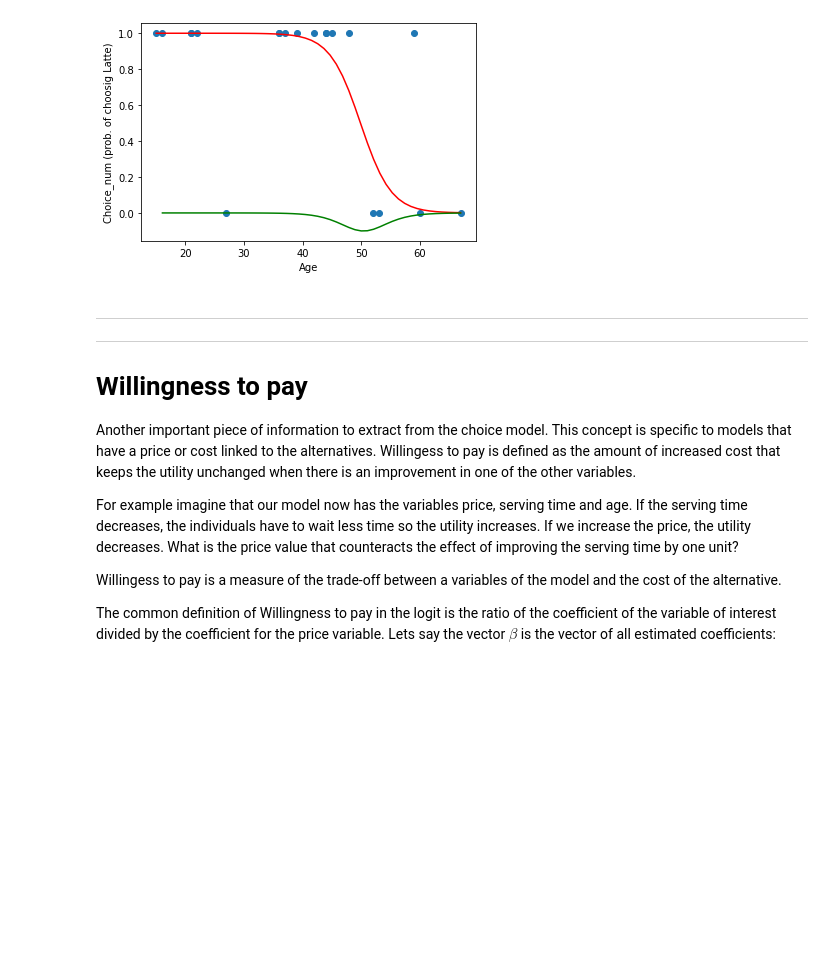
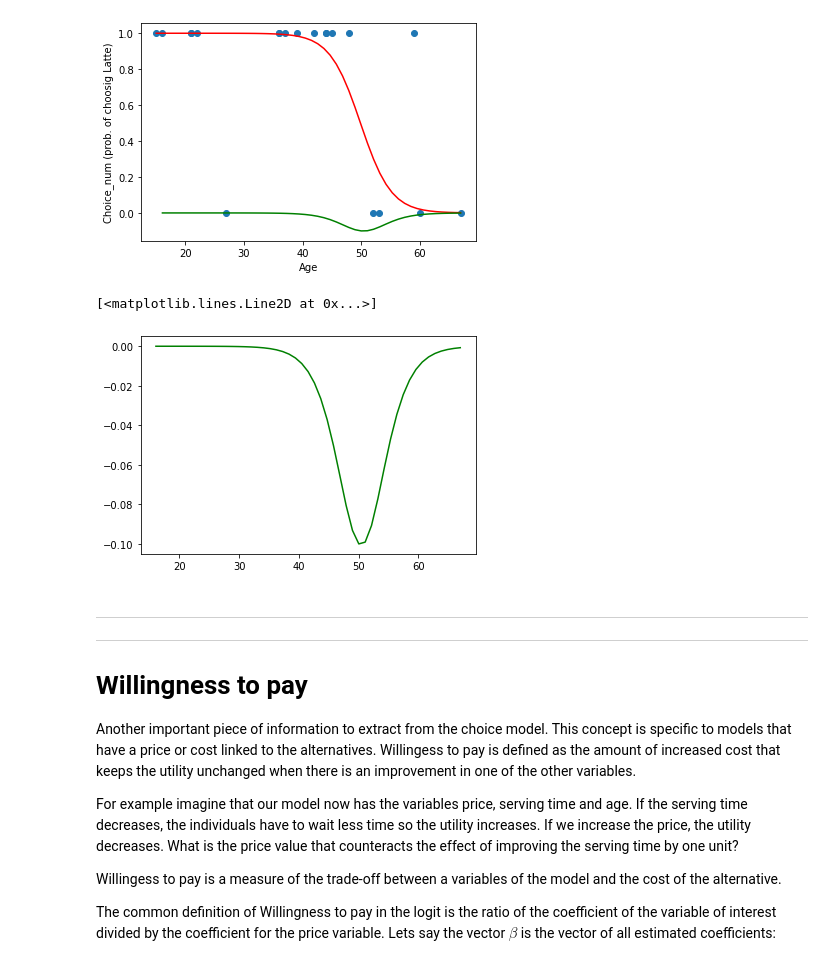
Before and after one commit to pmontman/tmp_choicemodels, a Jupyter notebook: nb/02_choice_model_fundamentals.ipynb, the cells around one changed output. Drawn from its saved outputs; the diff is of its cells as text; code cells hidden in the pictures; blank space fills up the shorter version.

```diff
--- a/nb/02_choice_model_fundamentals.ipynb
+++ b/nb/02_choice_model_fundamentals.ipynb
@@ -463,6 +466,12 @@ plt.plot(base[1:], np.diff(preds_sig), c='green')
 # %% [output]
 [<matplotlib.lines.Line2D at 0x...>]
 [figure]
+# %%
+#@title Focus on the marginal effect
+plt.plot(base[1:], np.diff(preds_sig), c='green')
+# %% [output]
+[<matplotlib.lines.Line2D at 0x...>]
+[figure, added]
 # %% [markdown]
 ---
 ---
```
Also changed, not shown: parts of 6 cells of this notebook.
